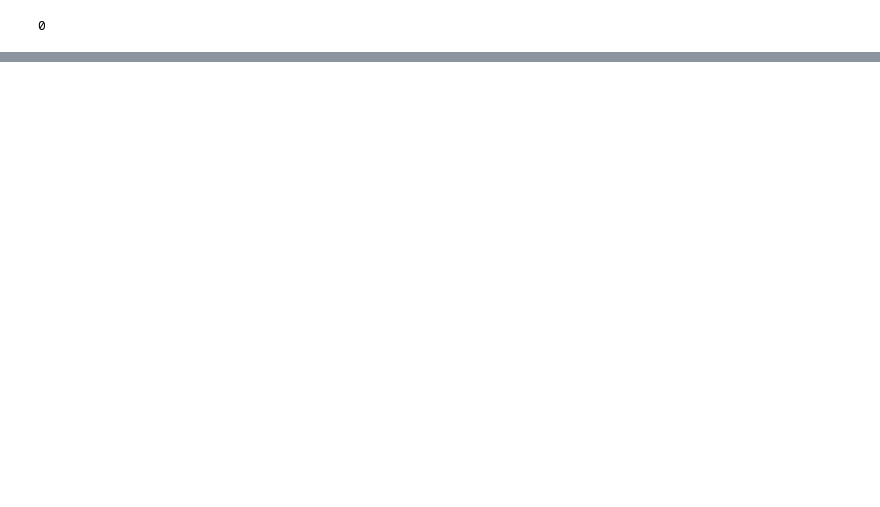
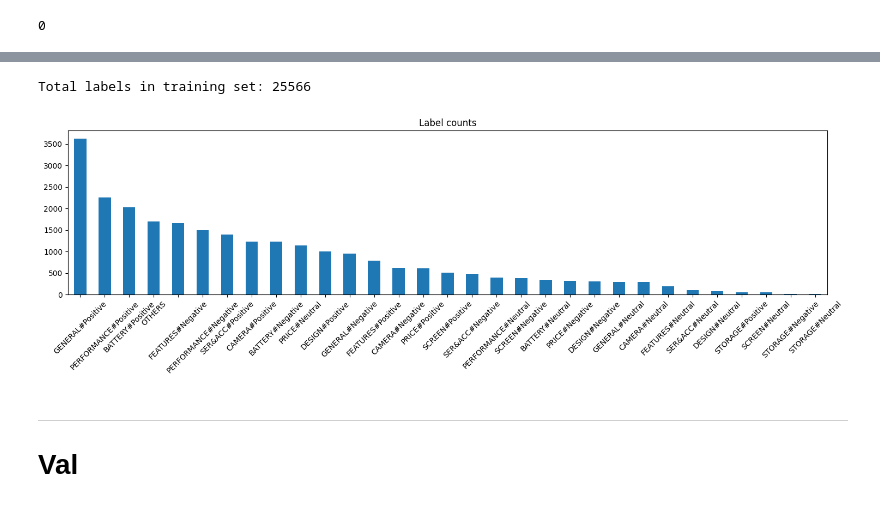
Before and after one commit to Avcuongy/nlp-project, a Jupyter notebook: notebooks/1_eda.ipynb, the cells around one changed output, grey strips where cells are left out. Cells and saved outputs as stored; diff of their text form; code cells hidden in the pictures; blank space fills up the shorter version.

```diff
--- a/notebooks/1_eda.ipynb
+++ b/notebooks/1_eda.ipynb
@@ -62,0 +88,8 @@ df_train.duplicated().sum()
+# %%
+mlb = MultiLabelBinarizer()
+# %%
+# Create binary matrix for multi-label classification
+matrix_label_train = mlb.fit_transform(df_train['parsed_labels'])
+# %%
+y_df = pd.DataFrame(matrix_label_train, columns=mlb.classes_)
+y_df.head()
@@ -62,0 +104,4 @@ df_train.duplicated().sum()
+# %%
+# Count positives per label (column-wise) and total labels
+label_counts = y_df.sum(axis=0).sort_values(ascending=False)
+total_labels = int(y_df.values.sum())
@@ -62,0 +120,15 @@ df_train.duplicated().sum()
+# %%
+print(f"Total labels in training set: {total_labels}")
+# %% [output]
+Total labels in training set: 25566
+# %%
+label_counts.plot(kind='bar', figsize=(15,5), title='Label counts')
+plt.xticks(rotation=45)
+plt.tight_layout()
+plt.show()
+# %% [output]
+[figure, added]
+# %% [markdown]
+---
+
+# Val
```
Also changed, not shown: parts of 34 cells of this notebook, 22 other files.
